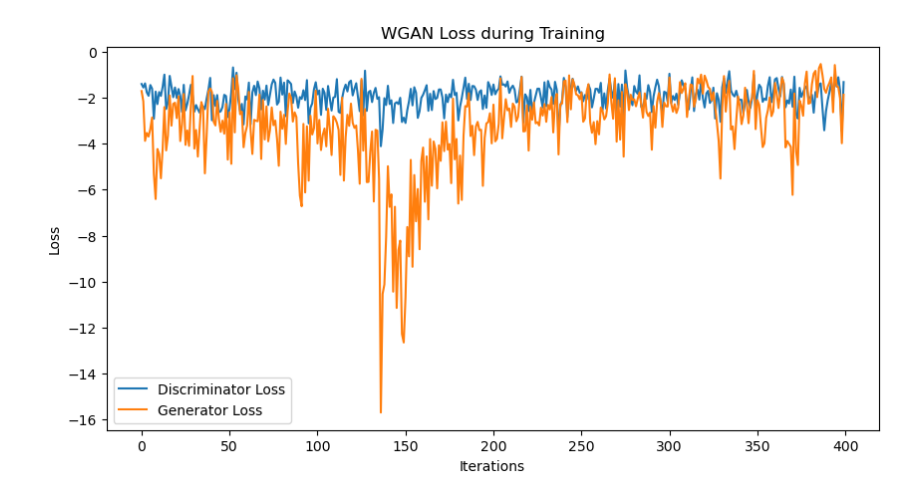
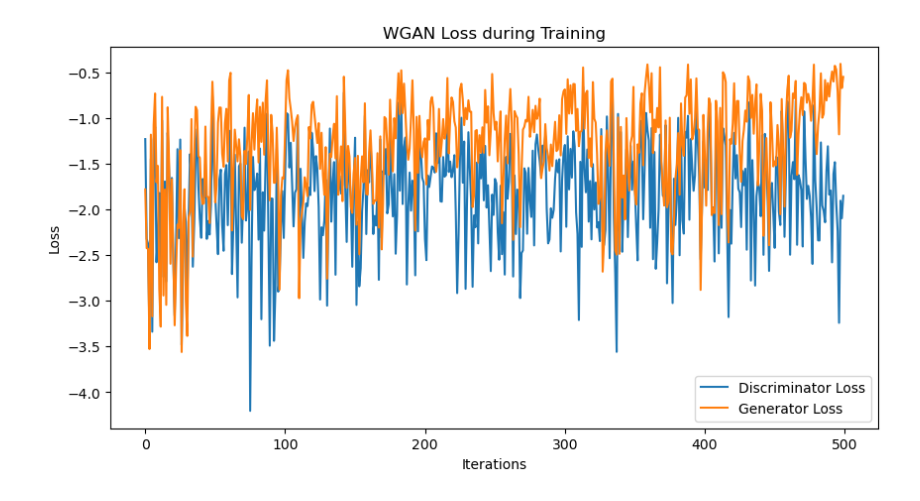
Before and after one commit to EricXiaozj/NetGenRL, a Jupyter notebook: loss.ipynb, the cells around one changed output. Cells and saved outputs as stored; diff of their text form; code cells hidden in the pictures.

```diff
--- a/loss.ipynb
+++ b/loss.ipynb
@@ -2,32 +2,32 @@
 import matplotlib.pyplot as plt
 import re
 # %%
-log_file_path = './save_seq/cgan.log'  # 替换为你的日志文件路径
+log_file_path = './save_seq/cgan_v6_4.log'  # 替换为你的日志文件路径
 
 # 用来存储损失值的列表
 d_losses = []
 g_losses = []
 
 with open(log_file_path, 'r') as file:
     for line in file:
         # 使用正则表达式提取 D Loss 和 G Loss
         match = re.search(r"D Loss: (-?\d+\.\d+)", line)
         if match:
             d_losses.append(float(match.group(1)))
 
         match = re.search(r"G Loss: (-?\d+\.\d+)", line)
         if match:
             g_losses.append(float(match.group(1)))
 
 # 绘制损失曲线
 plt.figure(figsize=(10, 5))
 # plt.axis([0, 200, -0.5, 100])
 plt.plot(d_losses, label='Discriminator Loss')
 plt.plot(g_losses, label='Generator Loss')
 plt.title('WGAN Loss during Training')
 plt.xlabel('Iterations')
 plt.ylabel('Loss')
 plt.legend()
 plt.show()
 # %% [output]
-[figure, old version]
+[figure, new version]
```
Also changed, not shown: 3 other files.
